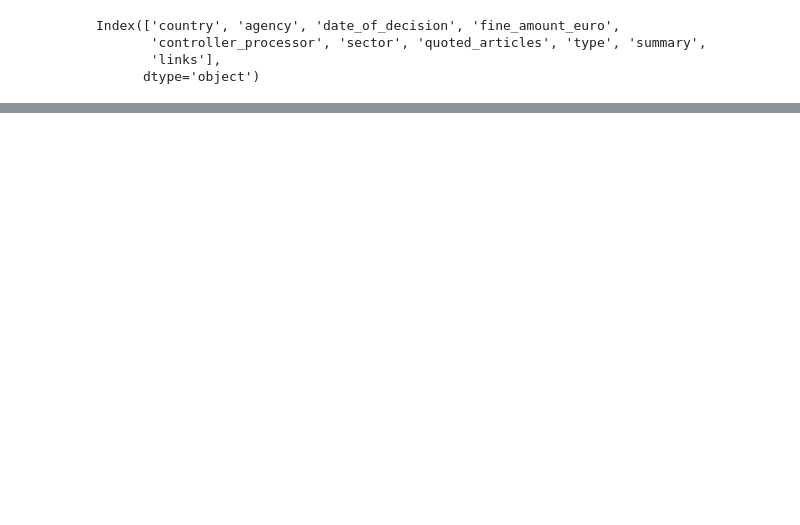
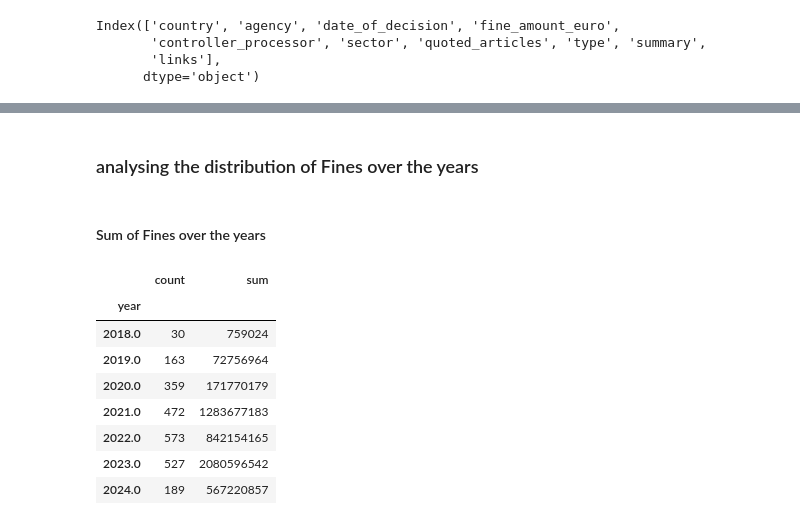
Before and after one commit to berstearns/garbage_collector, a Jupyter notebook: CCT/strategic-thinking/CA2/CA2.ipynb, the cells around one changed output, grey strips where cells are left out. Saved outputs shown, nothing was run; the diff lists cells and outputs as text; code cells hidden in the pictures; blank space fills up the shorter version.

```diff
--- a/CCT/strategic-thinking/CA2/CA2.ipynb
+++ b/CCT/strategic-thinking/CA2/CA2.ipynb
@@ -31,0 +37,2 @@ Index(['country', 'agency', 'date_of_decision', 'fine_amount_euro',
+# %%
+cleaned_df = df.copy()
@@ -31,0 +57,8 @@ Index(['country', 'agency', 'date_of_decision', 'fine_amount_euro',
+# %%
+# used snippet of code found here https://stackoverflow.com/questions/22137723/convert-number-strings-with-commas-in-pandas-dataframe-to-float
+# most of the fine amounts are in the format "7,000" so I replace "," with ""
+# 141 rows have a non-numeric format
+df['fine_amount'] = df['fine_amount'].str.replace(',', '')
+cleaned_df['fine_amount'] = cleaned_df['fine_amount'].str.replace(',', '')
+rows_with_nan = pd.to_numeric(df['fine_amount'], errors='coerce')
+rows_with_nan.isnull().sum()
@@ -53,0 +170,15 @@ Name: count, Length: 2200, dtype: int64
+# %%
+# using snippet of code from https://stackoverflow.com/questions/59101883/convert-irregular-date-format-to-year-only-in-pandas
+# There are only 18 fines with "Unknown" date of decision after processing the dates
+# I noticed the index of all the 18 fines with "Unknown" values are in the bottom of the dataset
+# since the dataset is ordered by date, it seems they are just before the earliest year
+# so i will attribute them to 2018 (the first year in the dataset)
+cleaned_df['year'] = cleaned_df['date_of_decision'].astype(str).str.extract('(\d{4})').astype(str)
+cleaned_df['year'] = pd.to_datetime(cleaned_df['year'], errors='coerce').dt.year
+print(cleaned_df['year'].isnull())
+fines_with_missing_date = cleaned_df[cleaned_df['year'].isnull()]
+print(fines_with_missing_date['date_of_decision'].value_counts())
+print(fines_with_missing_date['date_of_decision'].index.values)
+# using a snippet from https://stackoverflow.com/questions/12307099/modifying-a-subset-of-rows-in-a-pandas-dataframe
+cleaned_df.loc[fines_with_missing_date.index.values, 'year'] = 2018
+print(cleaned_df['year'].value_counts())
@@ -53,0 +332,16 @@ Name: count, Length: 2200, dtype: int64
+# %% [markdown]
+### analysing the distribution of Fines over the years
+# %% [markdown]
+#### Sum of Fines over the years
+# %%
+cleaned_df.groupby(by="year")["fine_amount"].agg(["count","sum"])
+# %% [output]
+|  | count | sum |
+| year |  |  |
+| 2018.0 | 30 | 759024 |
+| 2019.0 | 163 | 72756964 |
+| 2020.0 | 359 | 171770179 |
+| 2021.0 | 472 | 1283677183 |
+| 2022.0 | 573 | 842154165 |
+| 2023.0 | 527 | 2080596542 |
+| 2024.0 | 189 | 567220857 |
```
Also changed, not shown: parts of 34 cells of this notebook, 1 other file.
